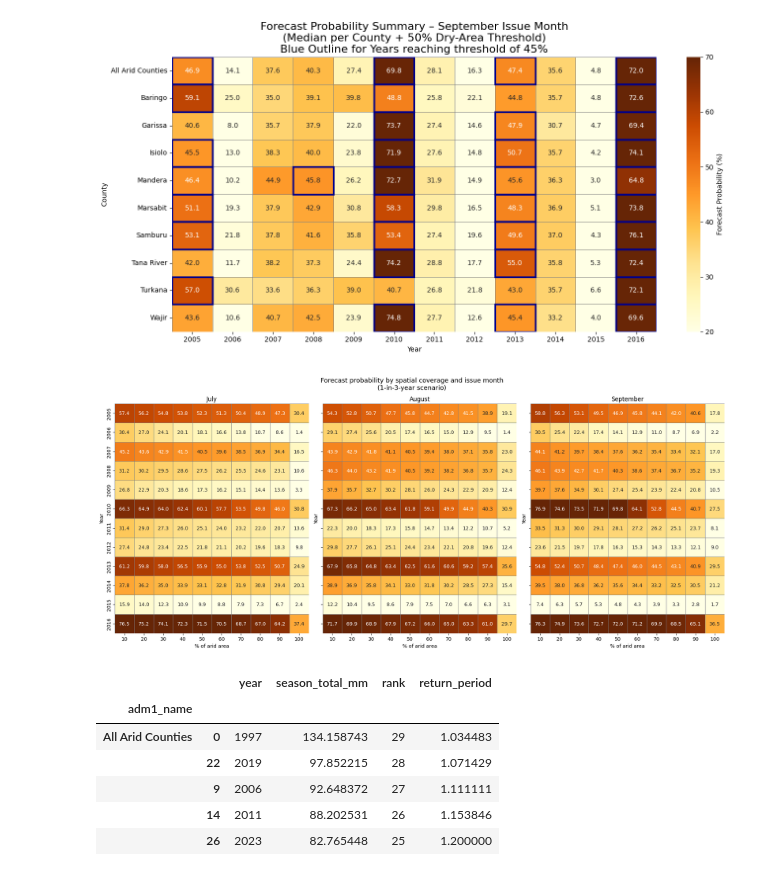
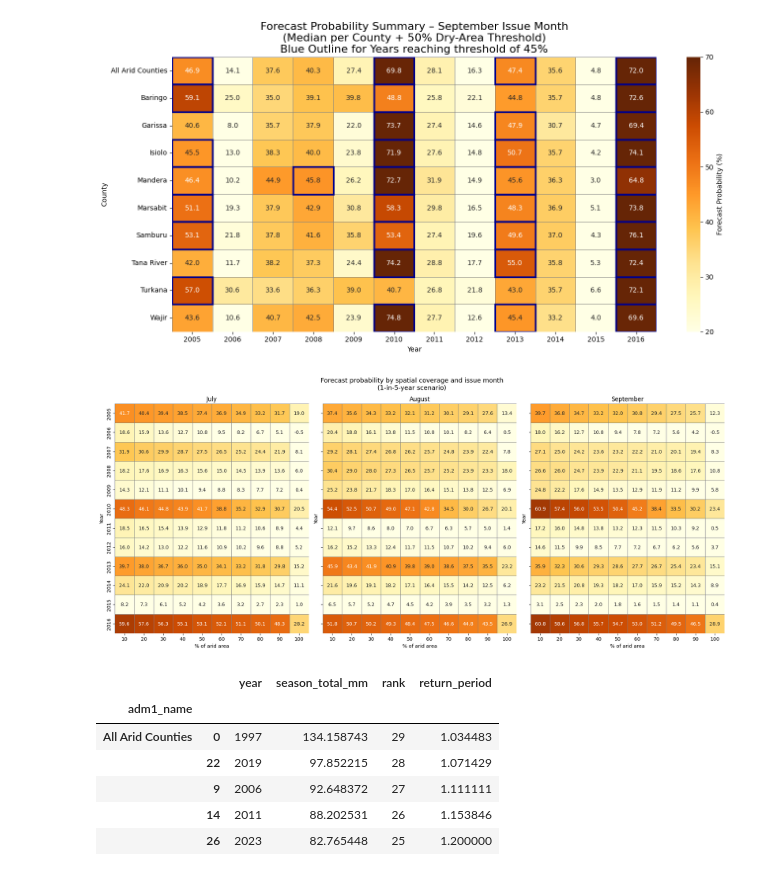
Before and after one commit to OCHA-DAP/ds-aa-ken-drought, a Jupyter notebook: analysis/01.0_review_kmd_hindcasts.ipynb, the cells around one changed output. Drawn from its saved outputs; the diff is of its cells as text; code cells hidden in the pictures.

```diff
--- a/analysis/01.0_review_kmd_hindcasts.ipynb
+++ b/analysis/01.0_review_kmd_hindcasts.ipynb
@@ -33,19 +38,19 @@ blob_name_sep = "ds-aa-ken-drought/raw/September_Hindcasts.txt"
 # %%
 ken_adm = stratus.codab.load_codab_from_fieldmaps(iso3, admin_level=1)
 ken_adm0 = stratus.codab.load_codab_from_fieldmaps(iso3, admin_level=0)
-jul_hindcast = (
-    stratus.load_blob_data(blob_name_jul, stage="dev", container_name="projects")
-    .decode("utf-8")
-    .splitlines()
-)
-aug_hindcast = (
-    stratus.load_blob_data(blob_name_aug, stage="dev", container_name="projects")
-    .decode("utf-8")
-    .splitlines()
-)
-sep_hindcast = (
-    stratus.load_blob_data(blob_name_sep, stage="dev", container_name="projects")
-    .decode("utf-8")
-    .splitlines()
-)
+# jul_hindcast = (
+#    stratus.load_blob_data(blob_name_jul, stage="dev", container_name="projects")
+#    .decode("utf-8")
+#    .splitlines()
+# )
+# aug_hindcast = (
+#    stratus.load_blob_data(blob_name_aug, stage="dev", container_name="projects")
+#    .decode("utf-8")
+#    .splitlines()
+# )
+# sep_hindcast = (
+#    stratus.load_blob_data(blob_name_sep, stage="dev", container_name="projects")
+#    .decode("utf-8")
+#    .splitlines()
+# )
 # %%
@@ -84,6 +89,12 @@ final_df.head(3)
 | 0 | 5.75 | 33.25 | 38.599842 | 1 | 2005-10-01 | 0.2004542 | below | July |
 | 1 | 5.75 | 33.75 | 37.861221 | 1 | 2005-10-01 | 0.2004542 | below | July |
 | 2 | 5.75 | 34.25 | 37.609367 | 1 | 2005-10-01 | 0.2004542 | below | July |
+# %%
+final_df = stratus.load_parquet_from_blob(
+    "ds-aa-ken-drought/processed/cleaned_hindcasts.parquet",
+    stage="dev",
+    container_name="projects",
+)
 # %%
 # dissolve adm to these areas
 arid_union = ken_adm[ken_adm["adm1_name"].isin(arid)].dissolve().reset_index(drop=True)
@@ -478,7 +491,7 @@ for issue_month in issue_months:
 [figure]
 [figure]
 # %%
-RP = 3
+RP = 5  # 3 or 5
 C = "1" if RP == 5 else "2"
 area_bins = np.arange(0, 101, 10)
 records = []
@@ -545,34 +558,34 @@ for ax, issue_month in zip(axes, issue_months):
         .set_index("year")
     )
 
     sns.heatmap(
         heat,
         ax=ax,
         cmap="YlOrBr",
         cbar=False,
         # cbar=ax == axes[-1],
         # cbar_kws={"label": "Forecast probability (%)"},
         linewidths=0.4,
         linecolor="gray",
         vmin=10,
         vmax=70,
         annot=True,
         fmt=".1f",
     )
 
     ax.set_title(issue_month)
     ax.set_xlabel("% of arid area")
     ax.set_ylabel("Year")
 
 plt.suptitle(
     "Forecast probability by spatial coverage and issue month\n"
     f"(1-in-{RP}-year scenario)",
     fontsize=13,
 )
 plt.tight_layout()
 plt.show()
 # %% [output]
-[figure, old version]
+[figure, new version]
 # %%
 # these activate for the same years. Checking the severity of each of the counties for each year
 # Fetch ERA5 data for the specified woredas and date range
```
Also changed, not shown: parts of 7 cells of this notebook.
